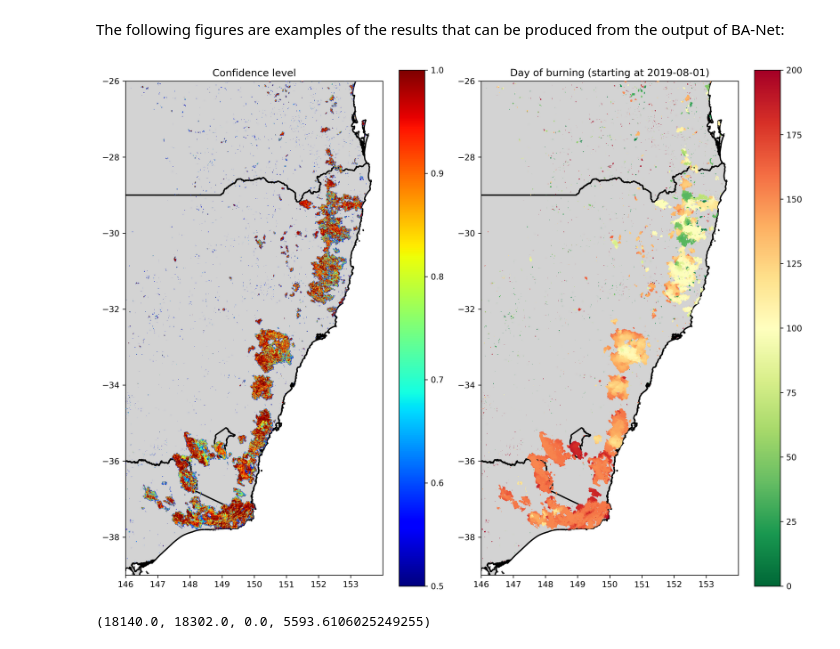
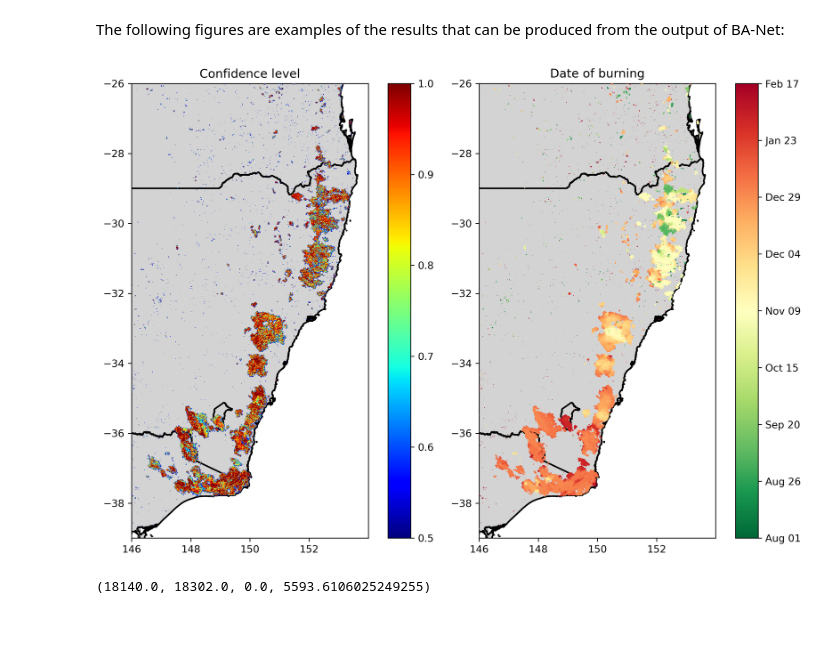
Before and after one commit to mnpinto/banet, a Jupyter notebook: nbs/tutorial.australia2020_100m.ipynb, the cells around one changed output. Saved outputs shown, nothing was run; the diff lists cells and outputs as text; code cells hidden in the pictures.

```diff
--- a/nbs/tutorial.australia2020_100m.ipynb
+++ b/nbs/tutorial.australia2020_100m.ipynb
@@ -54,22 +58,26 @@ bd[~I] = np.nan
 ba[~I] = np.nan
 # %%
 # local
-fig, axes = plt.subplots(ncols=2, figsize=(12,9), dpi=300, facecolor='w')
+times_ba = pd.date_range('2019-08-01', '2020-04-30', freq='D')
+
+fig, axes = plt.subplots(ncols=2, figsize=(10,7), dpi=300, facecolor='w')
 im0 = axes[0].pcolormesh(lon, lat, ba, cmap='jet', zorder=3)
 im1 = axes[1].pcolormesh(lon, lat, bd, cmap='RdYlGn_r', zorder=3, vmax=200)
 fig.colorbar(im0, ax=axes[0])
-fig.colorbar(im1, ax=axes[1])
+cbar = fig.colorbar(im1, ax=axes[1])
+cbar.set_ticks(cbar.get_ticks())
+cbar.set_ticklabels(times_ba[cbar.get_ticks().astype(int)].strftime('%b %d'))
 axes[0].set_title('Confidence level')
-axes[1].set_title('Day of burning (starting at 2019-08-01)')
+axes[1].set_title('Date of burning')
 for ax in axes.flat:
     ax.axis('image')
     axis0 = ax.axis()
     gdf.plot(ax=ax, zorder=1, color='lightgray')
     gdf.boundary.plot(ax=ax, zorder=2, color='k')
     ax.axis(axis0)
 fig.tight_layout();
 # %% [output]
-[figure, old version]
+[figure, new version]
 # %%
 # local
 LON, LAT = np.meshgrid(lon, lat)
```
Also changed, not shown: parts of 1 cell of this notebook, 10 other files.
